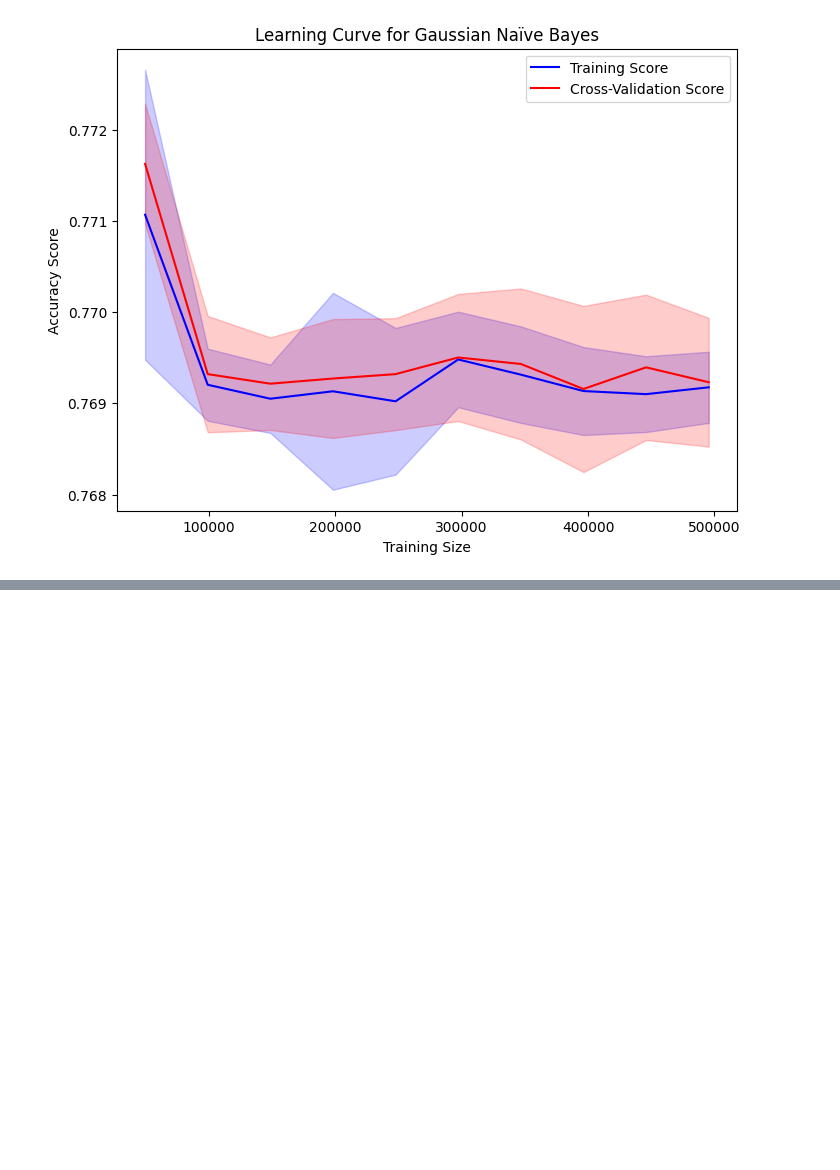
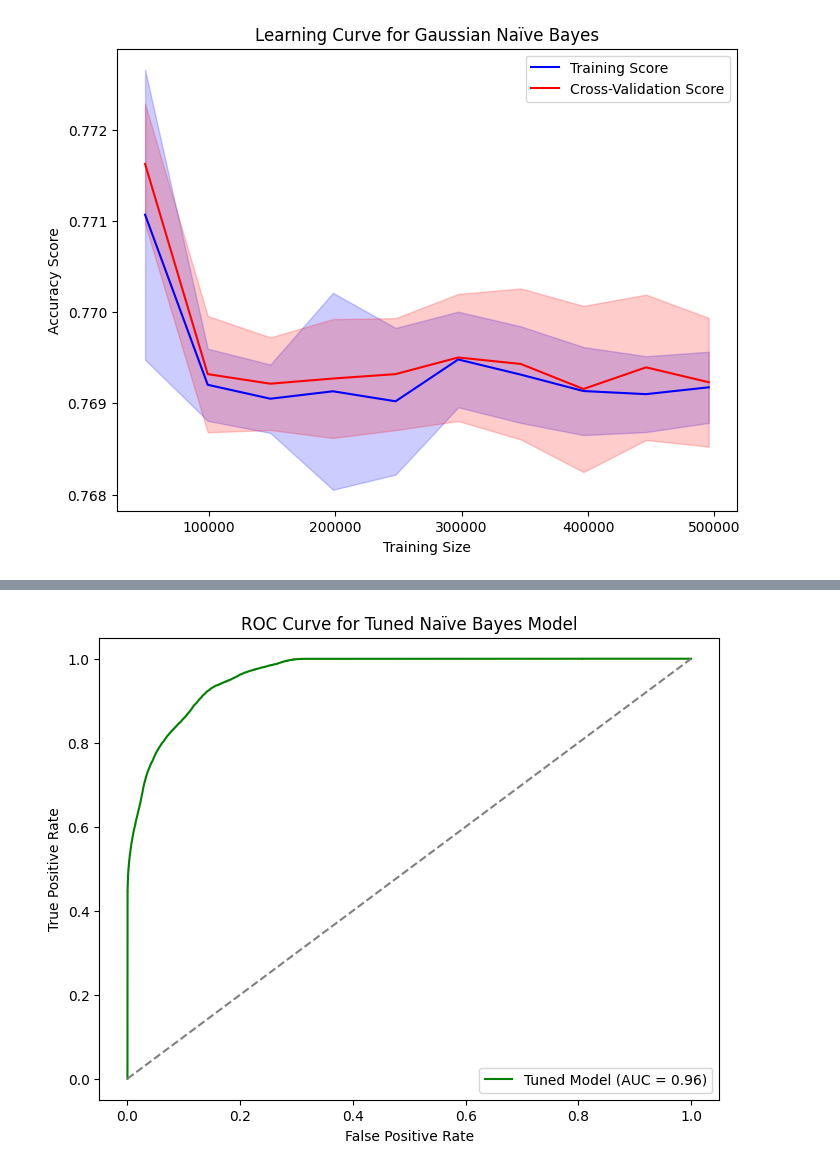
Before and after one commit to Visionary-DataWorks/DSPL-Project, a Jupyter notebook: Gaussian_Naive_Bayes_model.ipynb, the cells around one changed output, grey strips where cells are left out. Drawn from its saved outputs; the diff is of its cells as text; code cells hidden in the pictures; blank space fills up the shorter version.

```diff
--- a/Gaussian_Naive_Bayes_model.ipynb
+++ b/Gaussian_Naive_Bayes_model.ipynb
@@ -179,0 +243,38 @@ from sklearn.model_selection import GridSearchCV
+# %%
+#ROC Curve
+
+
+#Best tuned model from gridSearchCV
+best_gnb = grid_search.best_estimator_
+
+# 2. Get Probabilities for the Tuned Model
+y_proba_tuned = best_gnb.predict_proba(x_test_scaled)
+
+# 3. Binarize the target variable for multi-class ROC curve
+y_test_bin = label_binarize(y_test, classes=np.unique(y_train))
+n_classes = y_test_bin.shape[1]
+
+# 4. Compute ROC curve and AUC for each class
+fpr = dict()
+tpr = dict()
+roc_auc = dict()
+
+for i in range(n_classes):
+    fpr[i], tpr[i], _ = roc_curve(y_test_bin[:, i], y_proba_tuned[:, i])
+    roc_auc[i] = auc(fpr[i], tpr[i])
+
+# Compute micro-average ROC curve and AUC
+fpr["micro"], tpr["micro"], _ = roc_curve(y_test_bin.ravel(), y_proba_tuned.ravel())
+roc_auc["micro"] = auc(fpr["micro"], tpr["micro"])
+
+# 5. Plot ROC Curve for a Specific Class (e.g., class 0)
+plt.figure(figsize=(8, 6))
+plt.plot(fpr[0], tpr[0], color='green', label=f'Tuned Model (AUC = {roc_auc[0]:.2f})')  # Change class index if needed
+plt.plot([0, 1], [0, 1], color='gray', linestyle='--')
+plt.xlabel('False Positive Rate')
+plt.ylabel('True Positive Rate')
+plt.title('ROC Curve for Tuned Naïve Bayes Model')
+plt.legend(loc='lower right')
+plt.show()
+# %% [output]
+[figure, added]
```
Also changed, not shown: parts of 8 cells of this notebook.
